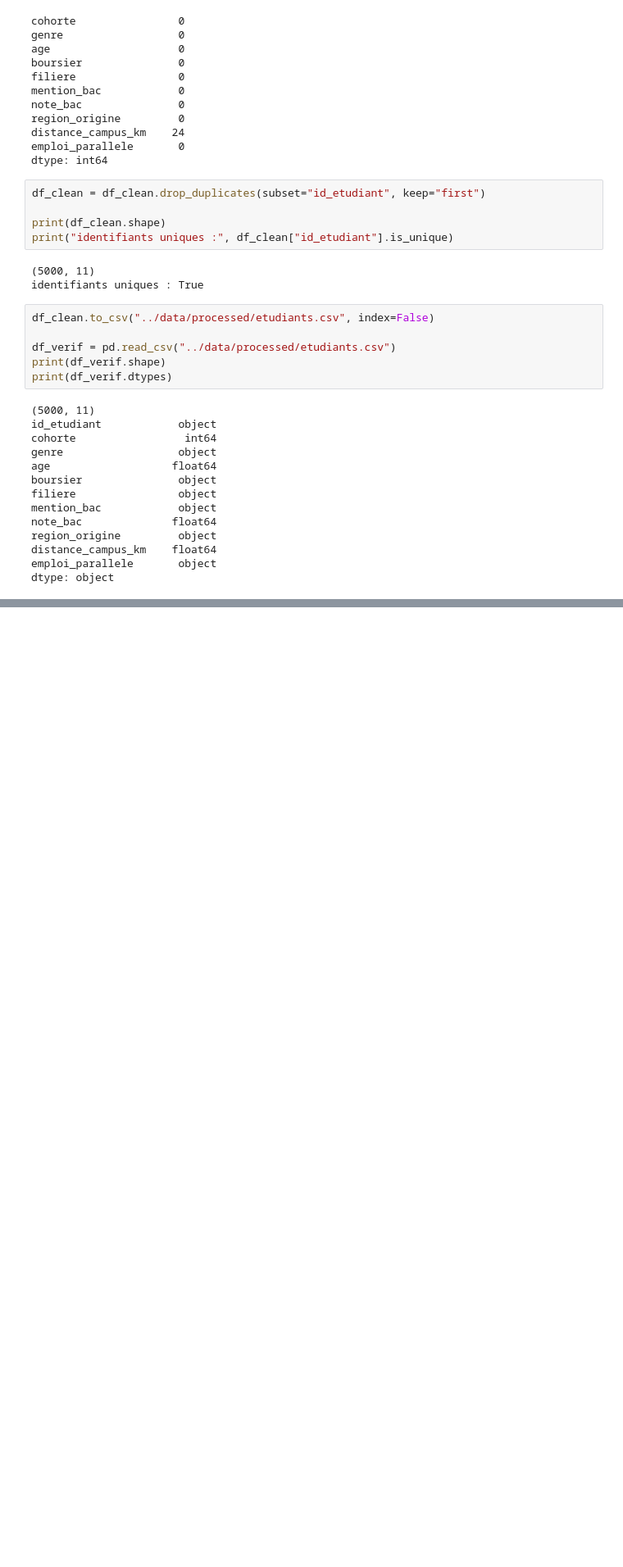
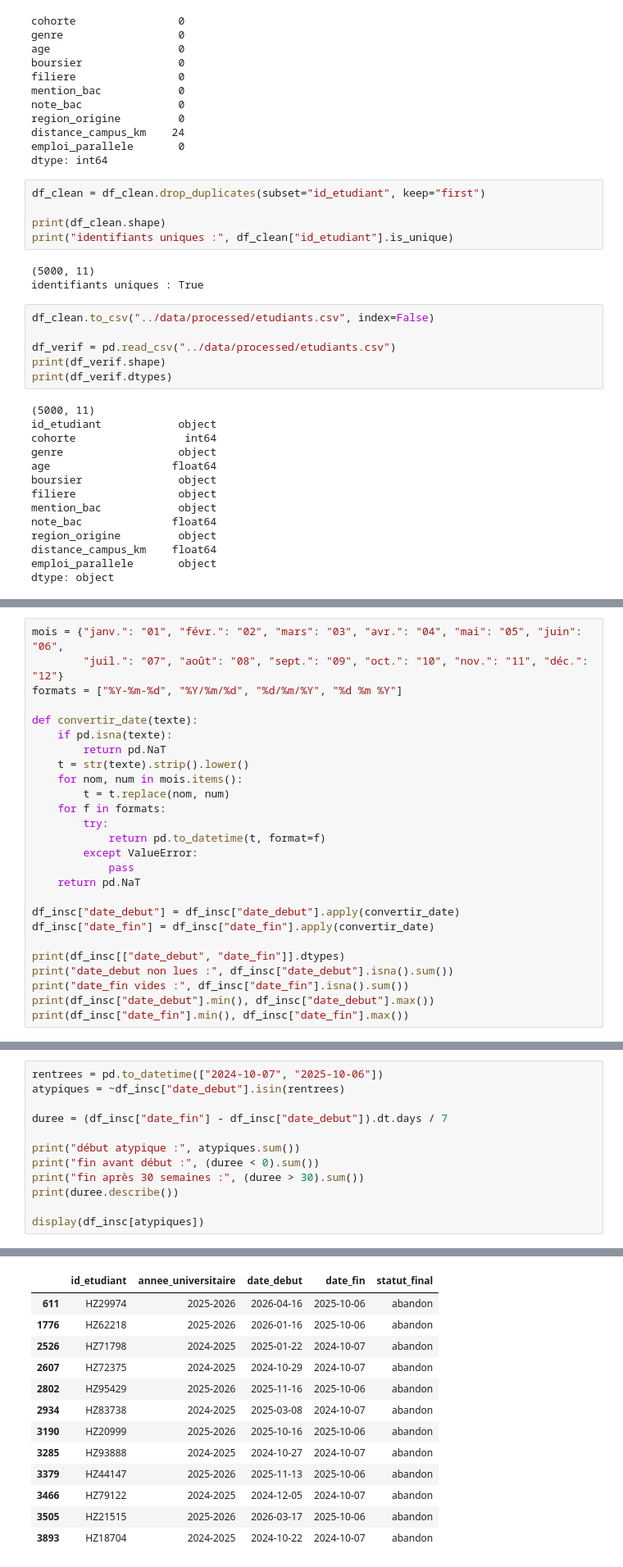
Before and after one commit to noumbethiam/horizon-decrochage-tutorat, a Jupyter notebook: notebooks/01_nettoyage.ipynb, the cells around one changed output, grey strips where cells are left out. Shown at 82% size. Cells and saved outputs as stored; diff of their text form; blank space fills up the shorter version.

```diff
--- a/notebooks/01_nettoyage.ipynb
+++ b/notebooks/01_nettoyage.ipynb
@@ -683,0 +807,26 @@ dtype: object
+# %%
+mois = {"janv.": "01", "févr.": "02", "mars": "03", "avr.": "04", "mai": "05", "juin": "06",
+        "juil.": "07", "août": "08", "sept.": "09", "oct.": "10", "nov.": "11", "déc.": "12"}
+formats = ["%Y-%m-%d", "%Y/%m/%d", "%d/%m/%Y", "%d %m %Y"]
+
+def convertir_date(texte):
+    if pd.isna(texte):
+        return pd.NaT
+    t = str(texte).strip().lower()
+    for nom, num in mois.items():
+        t = t.replace(nom, num)
+    for f in formats:
+        try:
+            return pd.to_datetime(t, format=f)
+        except ValueError:
+            pass
+    return pd.NaT
+
+df_insc["date_debut"] = df_insc["date_debut"].apply(convertir_date)
+df_insc["date_fin"] = df_insc["date_fin"].apply(convertir_date)
+
+print(df_insc[["date_debut", "date_fin"]].dtypes)
+print("date_debut non lues :", df_insc["date_debut"].isna().sum())
+print("date_fin vides :", df_insc["date_fin"].isna().sum())
+print(df_insc["date_debut"].min(), df_insc["date_debut"].max())
+print(df_insc["date_fin"].min(), df_insc["date_fin"].max())
@@ -683,0 +841,13 @@ dtype: object
+# %%
+rentrees = pd.to_datetime(["2024-10-07", "2025-10-06"])
+atypiques = ~df_insc["date_debut"].isin(rentrees)
+
+duree = (df_insc["date_fin"] - df_insc["date_debut"]).dt.days / 7
+
+print("début atypique :", atypiques.sum())
+print("fin avant début :", (duree < 0).sum())
+print("fin après 30 semaines :", (duree > 30).sum())
+print(duree.describe())
+
+display(df_insc[atypiques])
+# %% [output]
@@ -683,0 +866,13 @@ dtype: object
+|  | id_etudiant | annee_universitaire | date_debut | date_fin | statut_final |
+| 611 | HZ29974 | 2025-2026 | 2026-04-16 | 2025-10-06 | abandon |
+| 1776 | HZ62218 | 2025-2026 | 2026-01-16 | 2025-10-06 | abandon |
+| 2526 | HZ71798 | 2024-2025 | 2025-01-22 | 2024-10-07 | abandon |
+| 2607 | HZ72375 | 2024-2025 | 2024-10-29 | 2024-10-07 | abandon |
+| 2802 | HZ95429 | 2025-2026 | 2025-11-16 | 2025-10-06 | abandon |
+| 2934 | HZ83738 | 2024-2025 | 2025-03-08 | 2024-10-07 | abandon |
+| 3190 | HZ20999 | 2025-2026 | 2025-10-16 | 2025-10-06 | abandon |
+| 3285 | HZ93888 | 2024-2025 | 2024-10-27 | 2024-10-07 | abandon |
+| 3379 | HZ44147 | 2025-2026 | 2025-11-13 | 2025-10-06 | abandon |
+| 3466 | HZ79122 | 2024-2025 | 2024-12-05 | 2024-10-07 | abandon |
+| 3505 | HZ21515 | 2025-2026 | 2026-03-17 | 2025-10-06 | abandon |
+| 3893 | HZ18704 | 2024-2025 | 2024-10-22 | 2024-10-07 | abandon |
```
Also changed, not shown: parts of 13 cells of this notebook, 1 other file.
